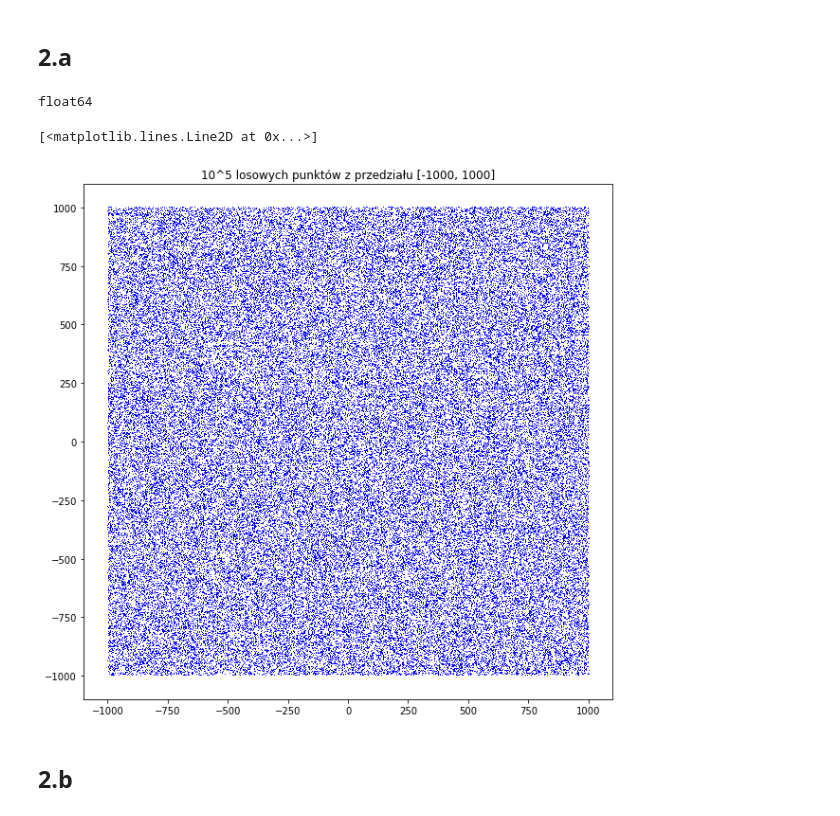
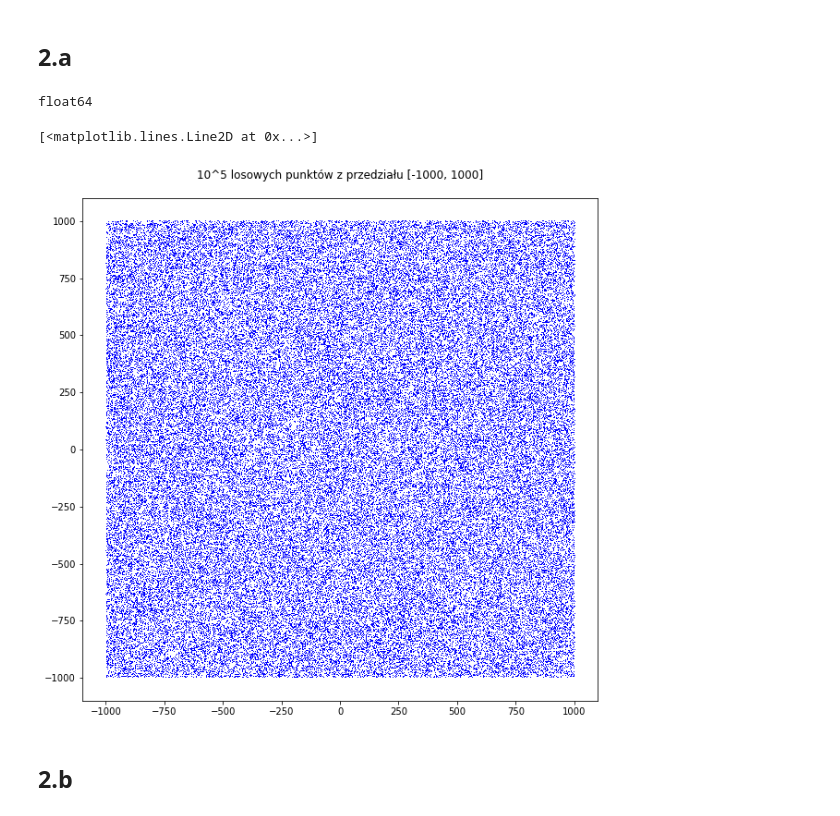
Before and after one commit to anuar2k/AGeom-2020, a Jupyter notebook: geom_lab1.ipynb, the cells around one changed output. Cells and saved outputs as stored; diff of their text form; code cells hidden in the pictures.

```diff
--- a/geom_lab1.ipynb
+++ b/geom_lab1.ipynb
@@ -57,15 +57,15 @@ def scaleAxes(limits, scale):
 # %%
 limits = [-1000, 1000, -1000, 1000]
 x, y = generatePointsRect(*limits, 10 ** 5, "float64")
 print(x.dtype)
 
 scaleAxes(limits, 1.1)
-plt.title("10^5 losowych punktów z przedziału [-1000, 1000]")
+plt.title("10^5 losowych punktów z przedziału [-1000, 1000]\n")
 plt.plot(x, y)
 # %% [output]
 float64
 [<matplotlib.lines.Line2D at 0x...>]
-[figure, old version]
+[figure, new version]
 # %% [markdown]
 ## 2.b
 # %%
```
Also changed, not shown: parts of 4 cells of this notebook.
